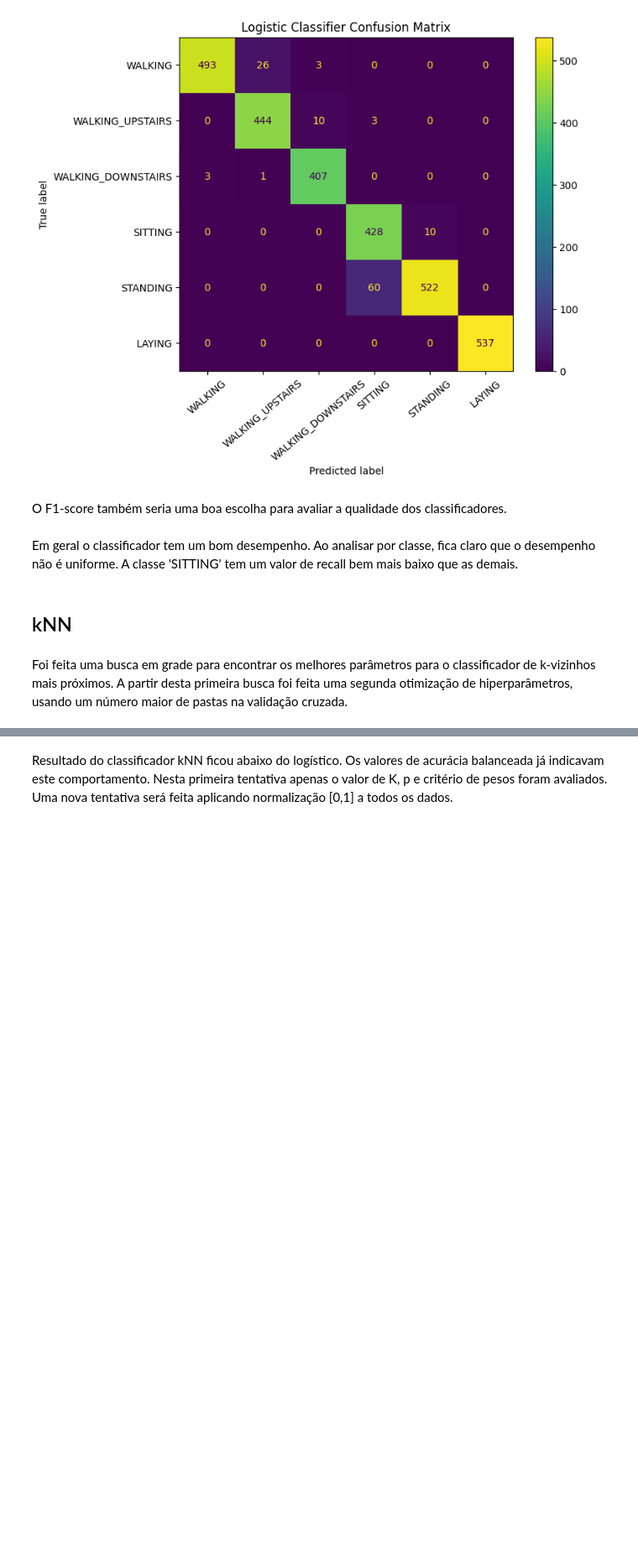
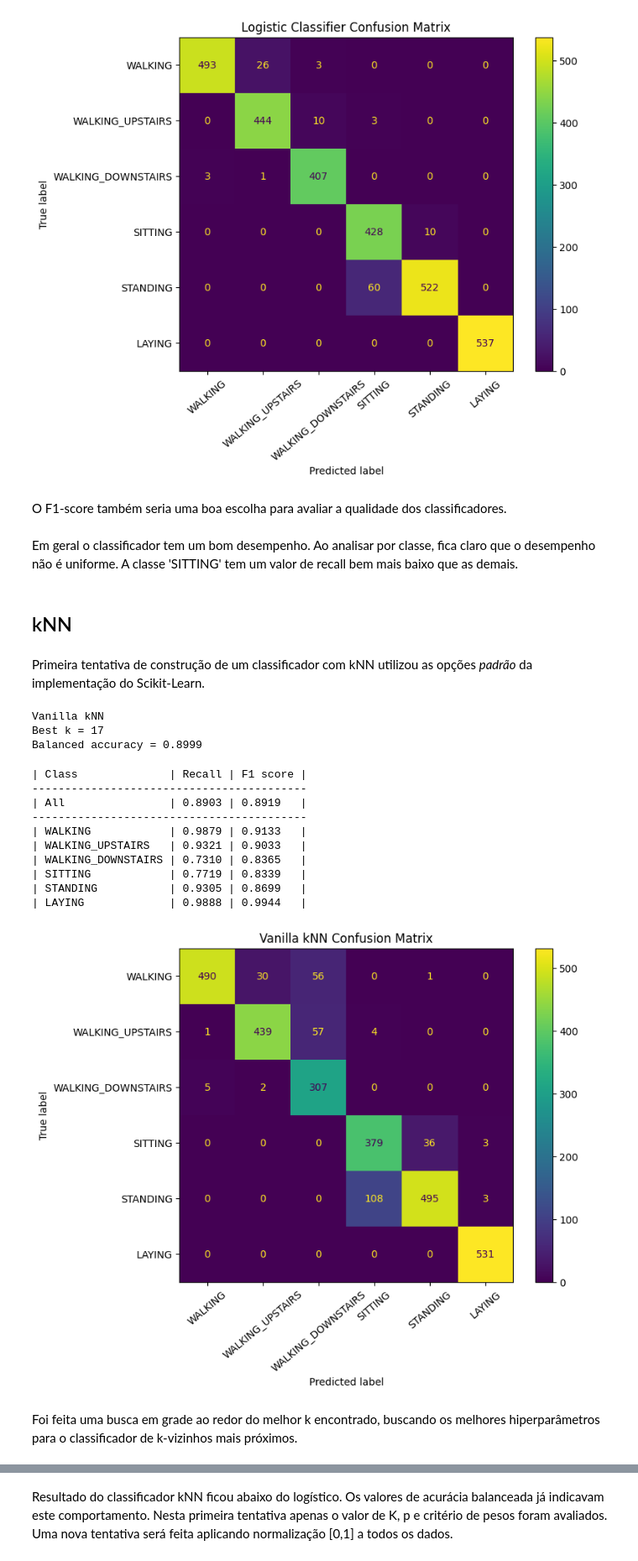
Before and after one commit to TiagoCAAmorim/machine_learning, a Jupyter notebook: Lista02/Lista02.ipynb, the cells around one changed output, grey strips where cells are left out. Shown at 84% size. Cells and saved outputs as stored; diff of their text form; code cells hidden in the pictures; blank space fills up the shorter version.

```diff
--- a/Lista02/Lista02.ipynb
+++ b/Lista02/Lista02.ipynb
@@ -254,3 +294,5 @@ O F1-score também seria uma boa escolha para avaliar a qualidade dos classifica
 Em geral o classificador tem um bom desempenho. Ao analisar por classe, fica claro que o desempenho não é uniforme. A classe 'SITTING' tem um valor de recall bem mais baixo que as demais.
 # %% [markdown]
 ## kNN
+# %% [markdown]
+Primeira tentativa de construção de um classificador com kNN utilizou as opções _padrão_ da implementação do Scikit-Learn.
@@ -257,3 +335,59 @@ Em geral o classificador tem um bom desempenho. Ao analisar por classe, fica cla
+# %%
+# Build vanilla kNN
+print("Vanilla kNN")
+
+if RERUN:
+    knn_vanilla = KNeighborsClassifier()
+    results = find_knn_best_k(
+        X=X,
+        y=y,
+        model=knn_vanilla,
+        k_range=range(1, 30),
+        plot_filename="A_kNN_bestK.png",
+        verbose=True,
+    )
+    knn_vanilla, best_k, balanced_accuracy[("knn vanilla","CV")] = results
+
+    _ = joblib.dump(knn_vanilla, "knn_vanilla_model.sav")
+else:
+    knn_vanilla = joblib.load("knn_vanilla_model.sav")
+    best_k = knn_vanilla.get_params()["n_neighbors"]
+    print(f"Best k = {best_k}")
+    balanced_accuracy[("knn vanilla","CV")] = do_CV(
+        X=X,
+        y=y[0],
+        model=knn_vanilla,
+        retrain_all=True)
+    print(f"Balanced accuracy = {balanced_accuracy[("knn vanilla","CV")]:0.4f}")
+
+y_pred = knn_vanilla.predict(X_test)
+balanced_accuracy[("knn vanilla","Test")] = recall_score(y_test, y_pred, average="macro")
+# %% [output]
+Vanilla kNN
+Best k = 17
+Balanced accuracy = 0.8999
+# %%
+# Summarize Vanilla kNN
+model_summary(
+    model=knn_vanilla,
+    X_test=X_test,
+    y_test=y_test,
+    labels=labels,
+    description="Vanilla kNN",
+    filename="A_kNN_Vanilla_CM",
+)
+# %% [output]
+| Class              | Recall | F1 score |
+------------------------------------------
+| All                | 0.8903 | 0.8919   |
+------------------------------------------
+| WALKING            | 0.9879 | 0.9133   |
+| WALKING_UPSTAIRS   | 0.9321 | 0.9033   |
+| WALKING_DOWNSTAIRS | 0.7310 | 0.8365   |
+| SITTING            | 0.7719 | 0.8339   |
+| STANDING           | 0.9305 | 0.8699   |
+| LAYING             | 0.9888 | 0.9944   |
+[figure, added]
 # %% [markdown]
-Foi feita uma busca em grade para encontrar os melhores parâmetros para o classificador de k-vizinhos mais próximos. A partir desta primeira busca foi feita uma segunda otimização de hiperparâmetros, usando um número maior de pastas na validação cruzada.
+Foi feita uma busca em grade ao redor do melhor k encontrado, buscando os melhores hiperparâmetros para o classificador de k-vizinhos mais próximos.
 # %%
```
Also changed, not shown: parts of 38 cells of this notebook, 7 other files.
